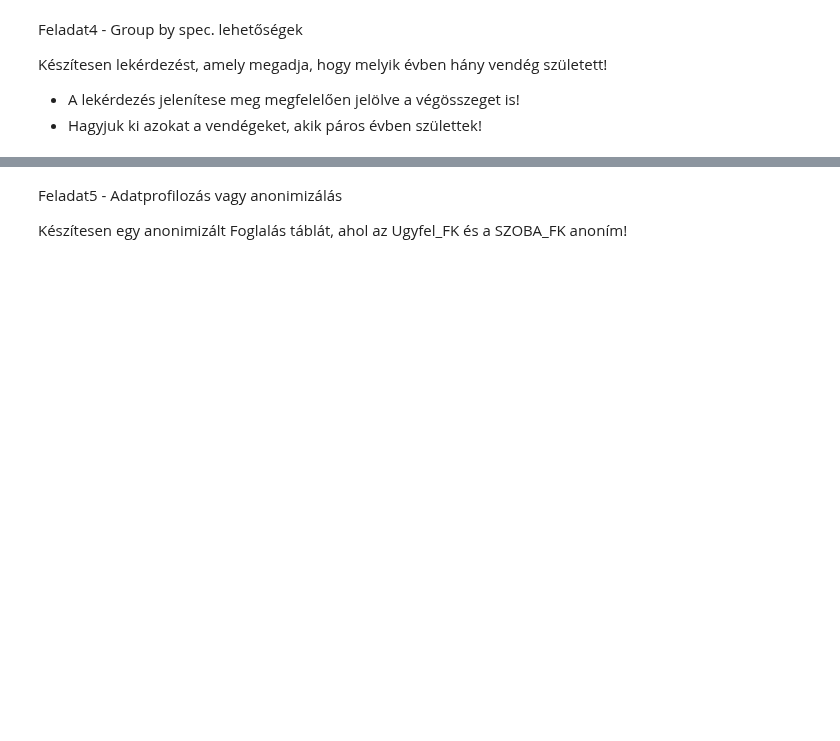
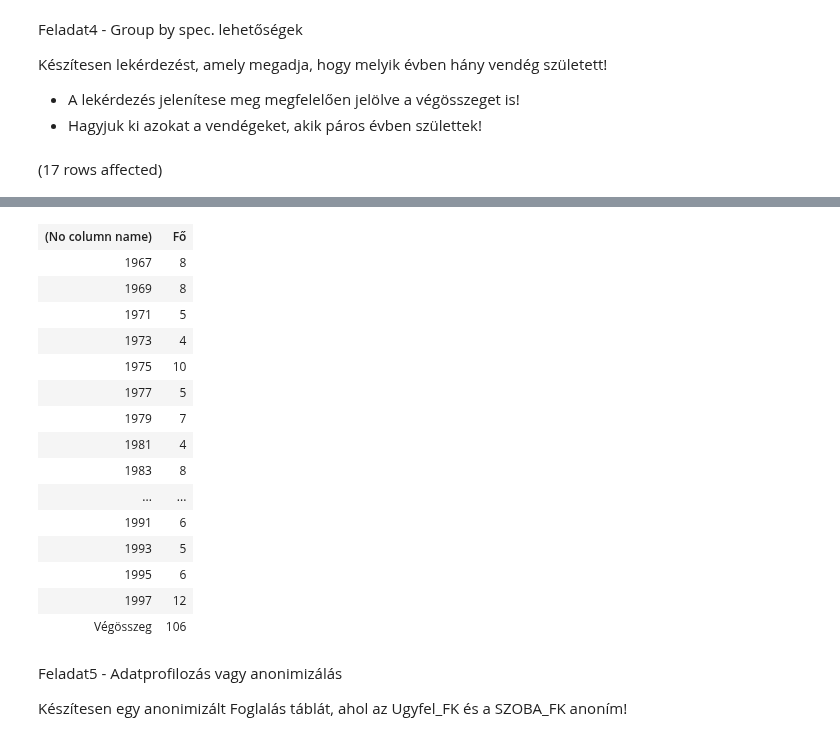
Before and after one commit to telekboldi2/sql.uni-corvinus, a Jupyter notebook: zh3_minta.ipynb, the cells around one changed output, grey strips where cells are left out. Drawn from its saved outputs; the diff is of its cells as text; code cells hidden in the pictures; blank space fills up the shorter version.

```diff
--- a/zh3_minta.ipynb
+++ b/zh3_minta.ipynb
@@ -67,3 +92,11 @@ Készítesen lekérdezést, amely megadja, hogy melyik évben hány vendég szü
 
 - A lekérdezés jelenítese meg megfelelően jelölve a végösszeget is!
 - Hagyjuk ki azokat a vendégeket, akik páros évben születtek!
+# %%
+SELECT IIF(YEAR(szul_dat) IS NULL, 'Végösszeg', CAST(YEAR(szul_dat) AS NVARCHAR(10))),
+       COUNT(*) AS 'Fő'
+FROM Vendeg
+WHERE YEAR(szul_dat) % 2 != 0
+GROUP BY ROLLUP(YEAR(szul_dat))
+# %% [output]
+(17 rows affected)
@@ -70,3 +104,19 @@ Készítesen lekérdezést, amely megadja, hogy melyik évben hány vendég szü
+| (No column name) | Fő |
+| 1967 | 8 |
+| 1969 | 8 |
+| 1971 | 5 |
+| 1973 | 4 |
+| 1975 | 10 |
+| 1977 | 5 |
+| 1979 | 7 |
+| 1981 | 4 |
+| 1983 | 8 |
+| ... | ... |
+| 1991 | 6 |
+| 1993 | 5 |
+| 1995 | 6 |
+| 1997 | 12 |
+| Végösszeg | 106 |
 # %% [markdown]
 Feladat5 - Adatprofilozás vagy anonimizálás
 
```
Also changed, not shown: parts of 2 cells of this notebook.
